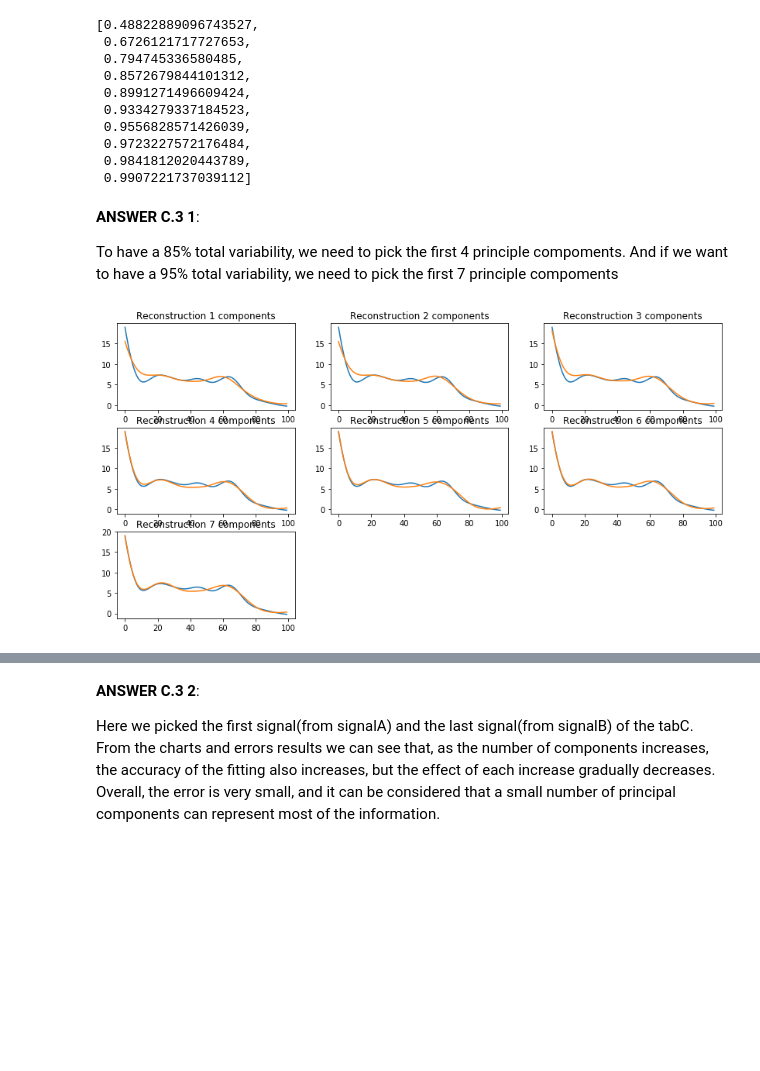
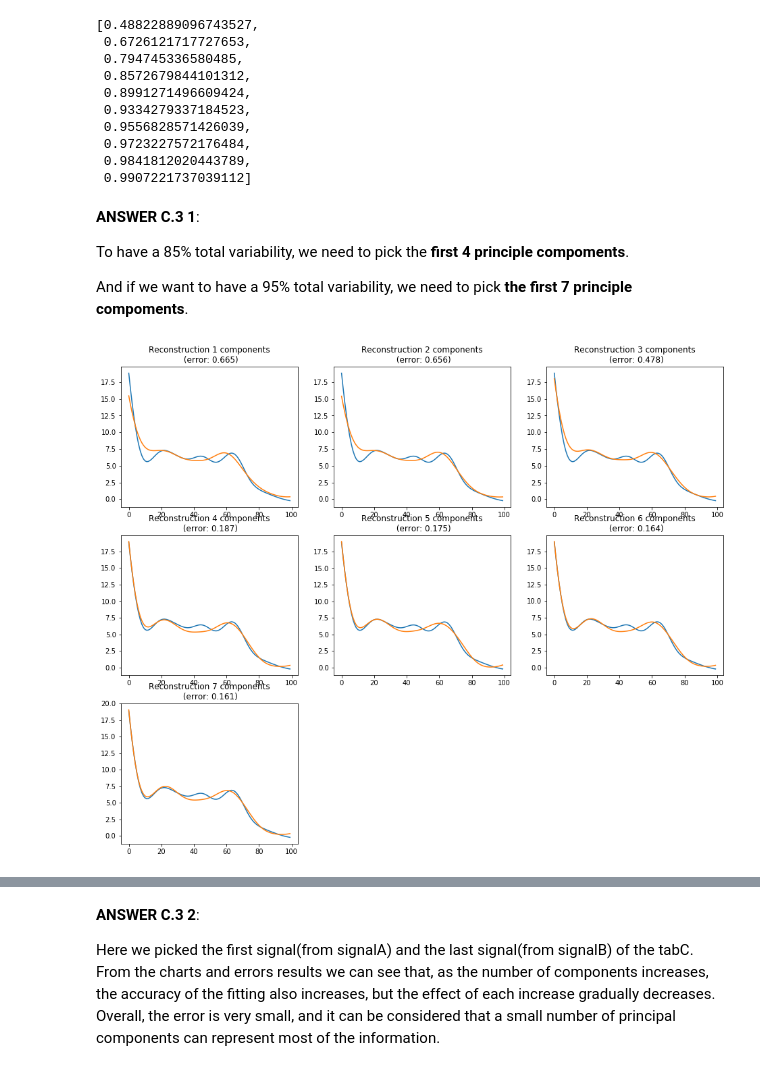
Before and after one commit to ZoeYou/mal-projet-tp-s5, a Jupyter notebook: ProjectMAL2/mal2Proj.ipynb, the cells around one changed output, grey strips where cells are left out. Saved outputs shown, nothing was run; the diff lists cells and outputs as text; code cells hidden in the pictures; blank space fills up the shorter version.

```diff
--- a/ProjectMAL2/mal2Proj.ipynb
+++ b/ProjectMAL2/mal2Proj.ipynb
@@ -323,7 +358,9 @@ cum_explained_var[:10]
 # %% [markdown]
 **ANSWER C.3 1**:
 
-To have a 85% total variability, we need to pick the first 4 principle compoments. And if we want to have a 95% total variability, we need to pick the first 7 principle compoments
+To have a 85% total variability, we need to pick the **first 4 principle compoments**.
+
+And if we want to have a 95% total variability, we need to pick **the first 7 principle compoments**.
 # %%
 from sklearn.metrics import mean_squared_error
 
@@ -345,18 +382,18 @@ def reconstruct_kcomp(data, components, target, k):
 # %%
 # select the first signal of tabC
 target = tabC[1,:]; errors1 = []
 
-figure = plt.figure(figsize=(14,7))
+figure = plt.figure(figsize=(16,13))
 for i in range(7):
     _, recon, error = reconstruct_kcomp(data=tabC,target=target,k=i+1,components=pca.components_)
     errors1.append(error)
 
     ax = plt.subplot(3,3,i+1); plt.plot(target); plt.plot(recon.T)
-    ax.set_title('Reconstruction {} components'.format(i+1))
+    ax.set_title('Reconstruction {} components\n (error: {:.3})'.format(i+1,error))
 
 plt.show()
 # %% [output]
-[figure, old version]
+[figure, new version]
 # %%
 # select the last signal of tabC
 target = tabC[n1+n2-1,:]; errors2 = []
```
Also changed, not shown: parts of 26 cells of this notebook.
